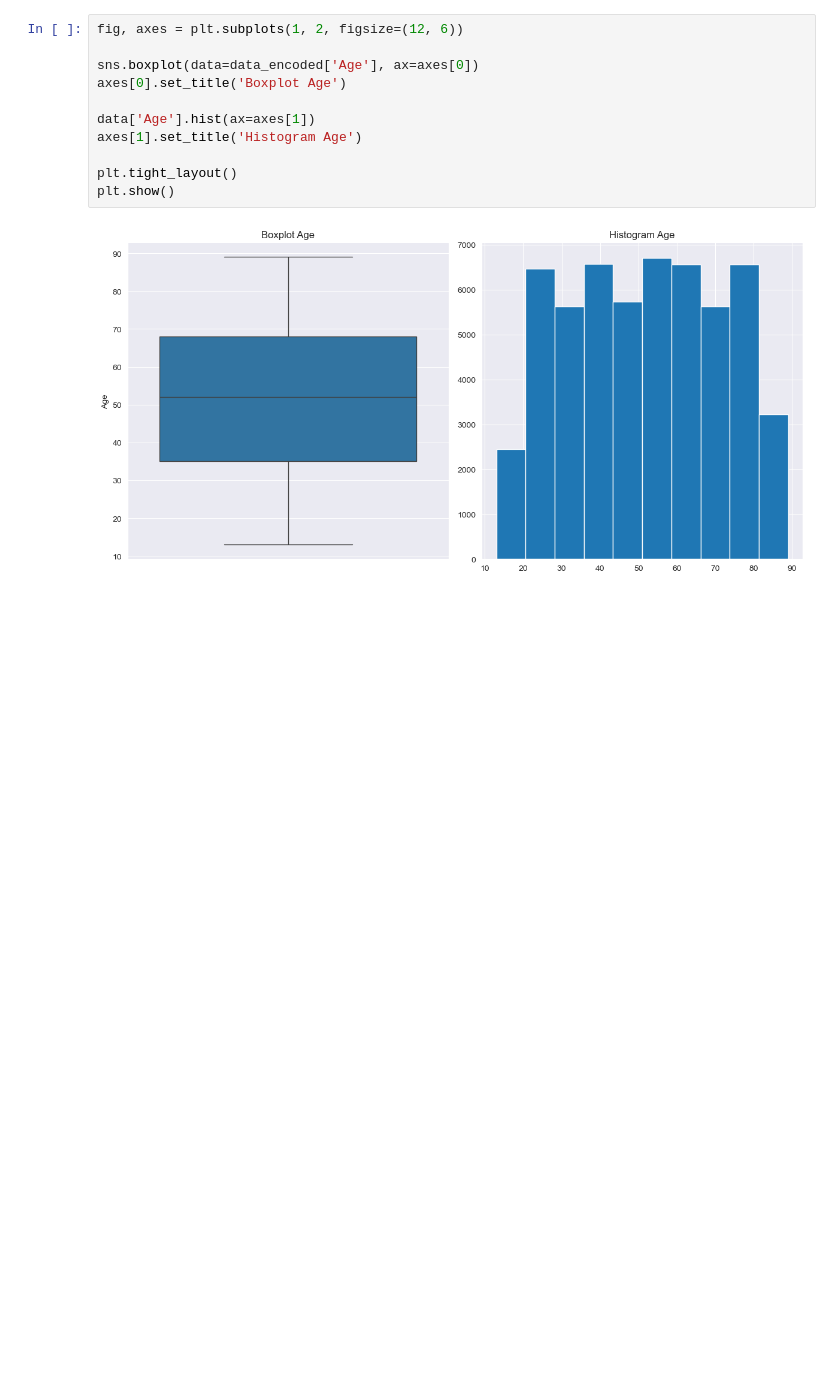
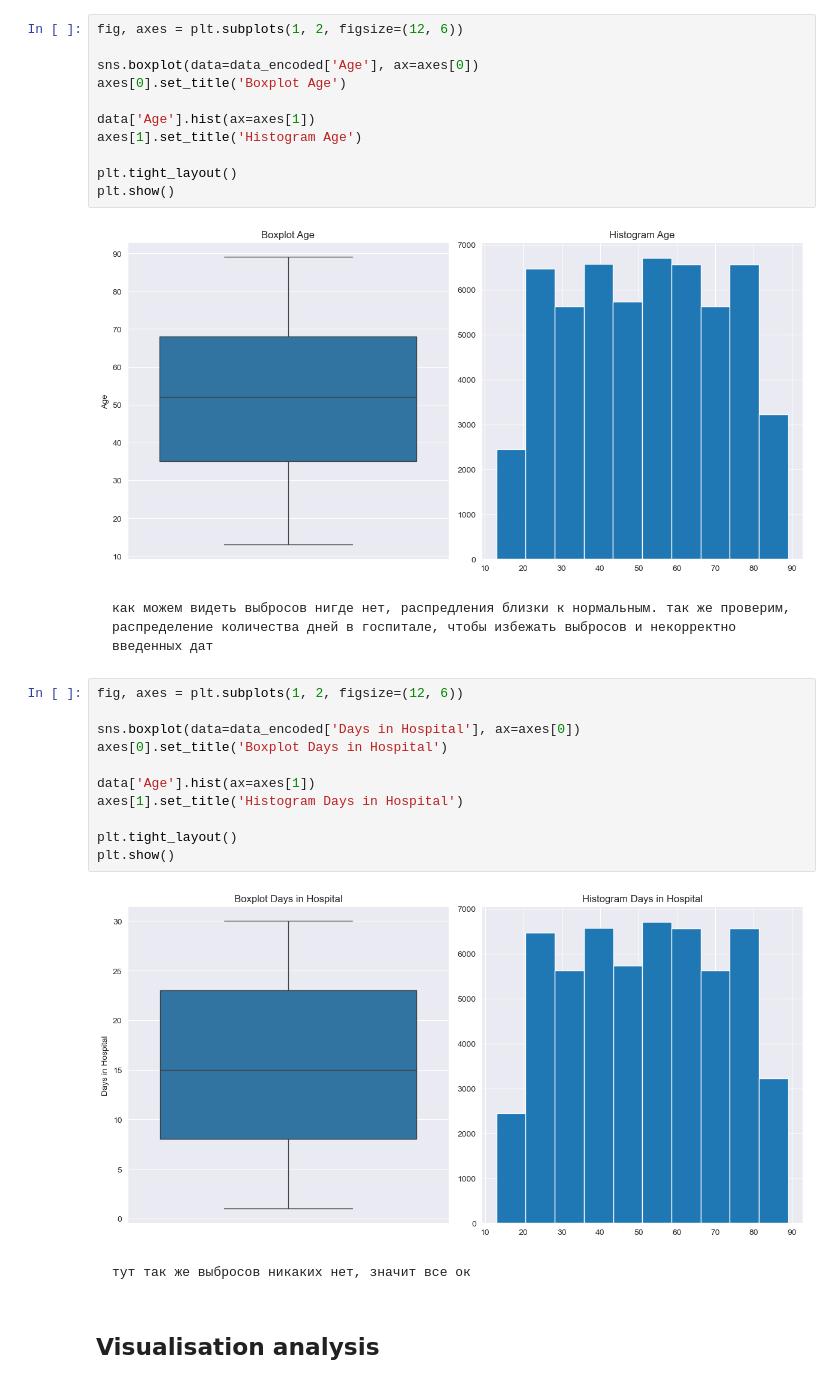
Before and after one commit to vvltoria/health_classification, a Jupyter notebook: df.ipynb, the cells around one changed output. Saved outputs shown, nothing was run; the diff lists cells and outputs as text; blank space fills up the shorter version.

```diff
--- a/df.ipynb
+++ b/df.ipynb
@@ -225,3 +234,22 @@ plt.tight_layout()
 plt.show()
 # %% [output]
 [figure]
+# %% [markdown]
+    как можем видеть выбросов нигде нет, распредления близки к нормальным. так же проверим, распределение количества дней в госпитале, чтобы избежать выбросов и некорректно введенных дат
+# %%
+fig, axes = plt.subplots(1, 2, figsize=(12, 6))
+
+sns.boxplot(data=data_encoded['Days in Hospital'], ax=axes[0])
+axes[0].set_title('Boxplot Days in Hospital')
+
+data['Age'].hist(ax=axes[1])
+axes[1].set_title('Histogram Days in Hospital')
+
+plt.tight_layout()
+plt.show()
+# %% [output]
+[figure, added]
+# %% [markdown]
+    тут так же выбросов никаких нет, значит все ок
+# %% [markdown]
+## Visualisation analysis
```
Also changed, not shown: parts of 2 cells of this notebook.
